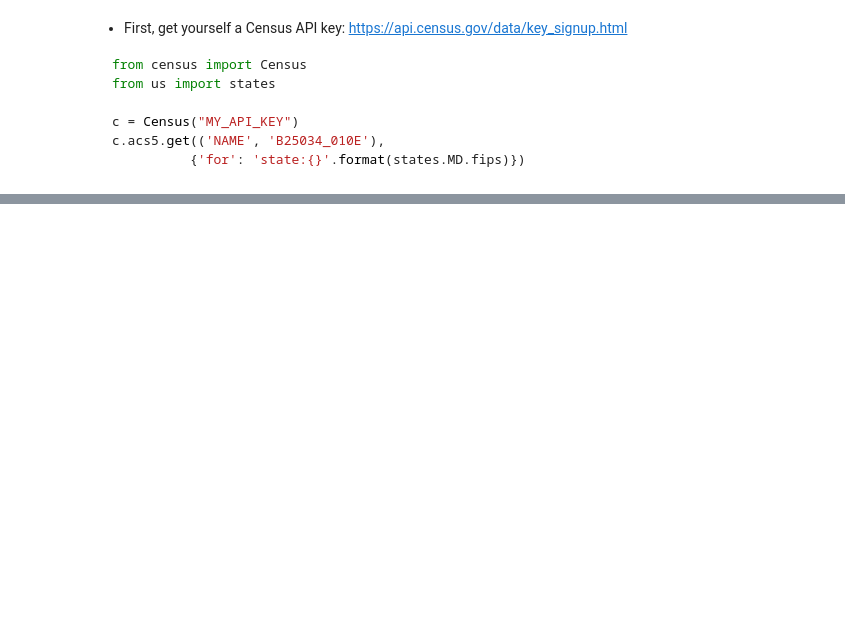
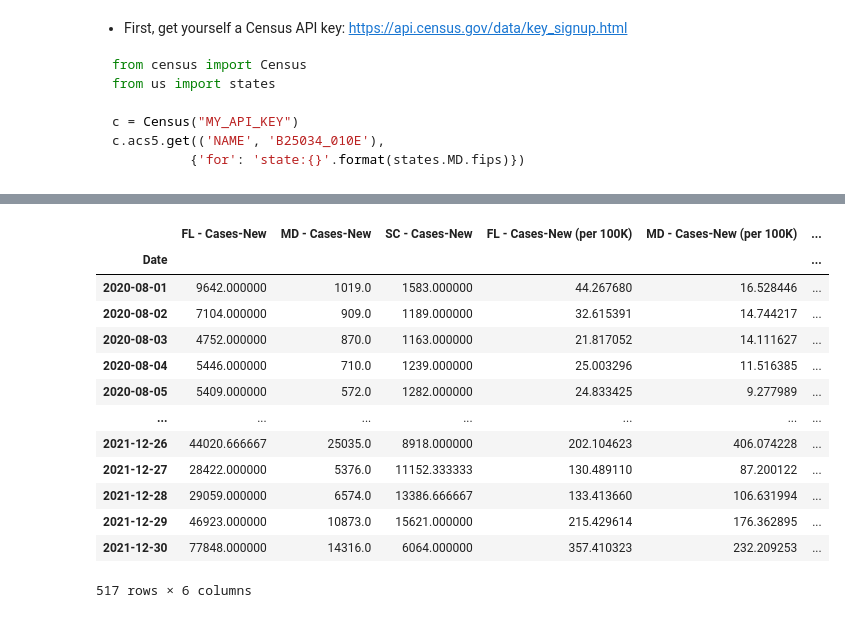
Before and after one commit to jirvingphd/predicting-the-pandemic, a Jupyter notebook: updating_and_testing_app.ipynb, the cells around one changed output, grey strips where cells are left out. Drawn from its saved outputs; the diff is of its cells as text; code cells hidden in the pictures; blank space fills up the shorter version.

````diff
--- a/updating_and_testing_app.ipynb
+++ b/updating_and_testing_app.ipynb
@@ -1248,3 +1224,10 @@ c = Census("MY_API_KEY")
 c.acs5.get(('NAME', 'B25034_010E'),
           {'for': 'state:{}'.format(states.MD.fips)})
 ```
+# %%
+from census import Census
+from us import states
+
+c = Census(login['api-key'])
+c.acs5.get(('NAME', 'B25034_010E'),
+          {'for': 'state:{}'.format(states.MD.fips)})
@@ -1250,0 +1299,4 @@ c.acs5.get(('NAME', 'B25034_010E'),
+# %%
+import us
+state = us.states.lookup('maryland')
+state.fips
@@ -1250,0 +1387,11 @@ c.acs5.get(('NAME', 'B25034_010E'),
+# %%
+## get and show plot
+states_to_compare=['FL','MD','SC']
+stat_to_compare = 'Cases-New'
+plot_df = fn.app_functions.get_states_to_plot(df,state_list=states_to_compare,
+            plot_cols=stat_to_compare,
+                            agg_func= 'mean',
+                  rename_cols=True,fill_method='interpolate',
+                  remove_outliers=False, state_first=True,
+                  threshold_type=['0','%'], diagnose=False)
+plot_df
@@ -1250,0 +1413,36 @@ c.acs5.get(('NAME', 'B25034_010E'),
+# %%
+## Download pop data
+pop_df = fn.data_acquisition.get_state_pop_data()#get_state_pop_data()
+pop_df = pop_df.set_index('abbr')
+
+## Find state names in the column headers
+# BUT! already have states_to_compare list
+states_to_compare
+
+## get the corresponding  population estimate
+for state in states_to_compare:
+    state_cols = [c for c in plot_df.columns if state in c]
+
+    for col in state_cols:
+        pop_adj = (plot_df[col] / pop_df.loc[state, "POP_2021"]) * 100_000
+
+        plot_df[f"{col} (per 100K)"] = pop_adj
+
+## divide col / populaton *100_000
+# %%
+plot_df
+# %% [output]
+|  | FL - Cases-New | MD - Cases-New | SC - Cases-New | FL - Cases-New (per 100K) | MD - Cases-New (per 100K) | ... |
+| Date |  |  |  |  |  | ... |
+| 2020-08-01 | 9642.000000 | 1019.0 | 1583.000000 | 44.267680 | 16.528446 | ... |
+| 2020-08-02 | 7104.000000 | 909.0 | 1189.000000 | 32.615391 | 14.744217 | ... |
+| 2020-08-03 | 4752.000000 | 870.0 | 1163.000000 | 21.817052 | 14.111627 | ... |
+| 2020-08-04 | 5446.000000 | 710.0 | 1239.000000 | 25.003296 | 11.516385 | ... |
+| 2020-08-05 | 5409.000000 | 572.0 | 1282.000000 | 24.833425 | 9.277989 | ... |
+| ... | ... | ... | ... | ... | ... | ... |
+| 2021-12-26 | 44020.666667 | 25035.0 | 8918.000000 | 202.104623 | 406.074228 | ... |
+| 2021-12-27 | 28422.000000 | 5376.0 | 11152.333333 | 130.489110 | 87.200122 | ... |
+| 2021-12-28 | 29059.000000 | 6574.0 | 13386.666667 | 133.413660 | 106.631994 | ... |
+| 2021-12-29 | 46923.000000 | 10873.0 | 15621.000000 | 215.429614 | 176.362895 | ... |
+| 2021-12-30 | 77848.000000 | 14316.0 | 6064.000000 | 357.410323 | 232.209253 | ... |
+517 rows × 6 columns
````
Also changed, not shown: parts of 39 cells of this notebook, 5 other files.
